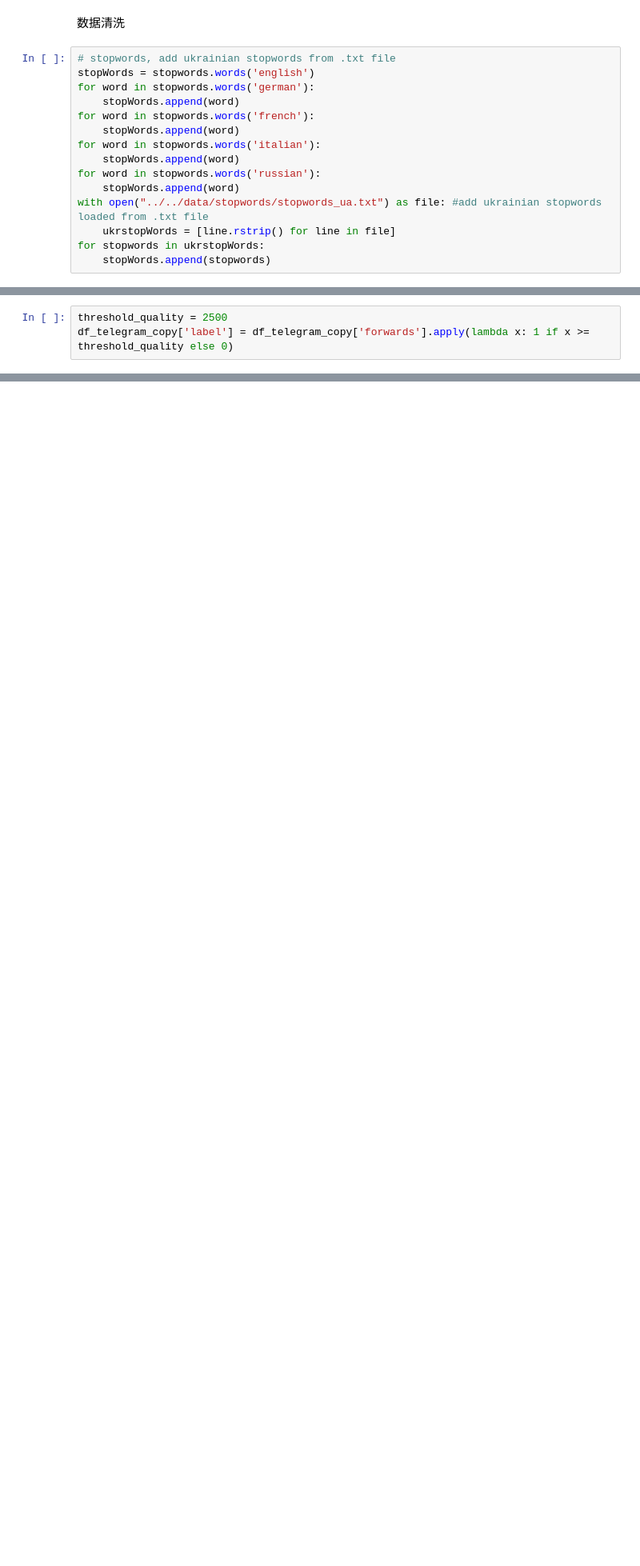
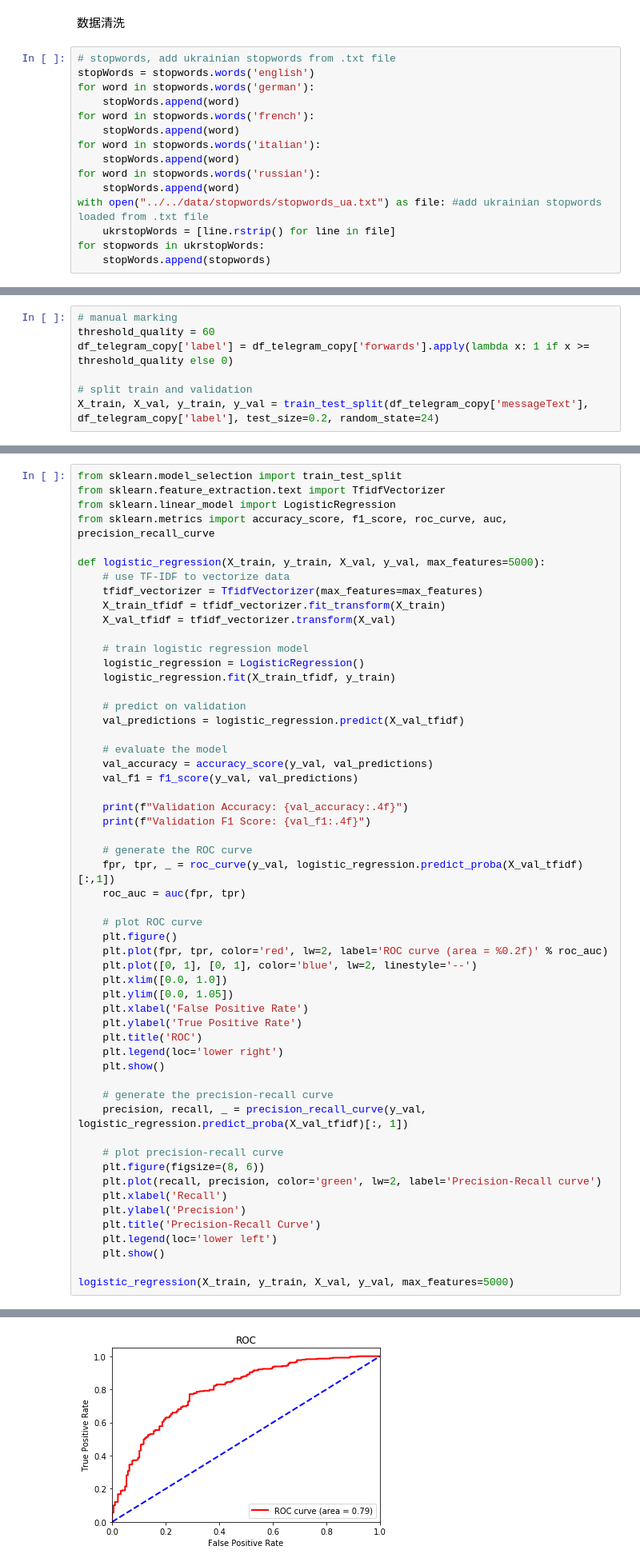
Before and after one commit to yuyuLJY/refuge_project, a Jupyter notebook: src/detection/high_quality_text__detection.ipynb, the cells around one changed output, grey strips where cells are left out. Shown: that part at 80% size. Cells and saved outputs as stored; diff of their text form; blank space fills up the shorter version.

```diff
--- a/src/detection/high_quality_text__detection.ipynb
+++ b/src/detection/high_quality_text__detection.ipynb
@@ -183,3 +184,7 @@ print(df_telegram_copy['messageText'][0])
 # %%
-threshold_quality = 2500
+# manual marking
+threshold_quality = 60
 df_telegram_copy['label'] = df_telegram_copy['forwards'].apply(lambda x: 1 if x >= threshold_quality else 0)
+
+# split train and validation
+X_train, X_val, y_train, y_val = train_test_split(df_telegram_copy['messageText'], df_telegram_copy['label'], test_size=0.2, random_state=24)
@@ -187,0 +193,56 @@ pytorch regression
+# %%
+from sklearn.model_selection import train_test_split
+from sklearn.feature_extraction.text import TfidfVectorizer
+from sklearn.linear_model import LogisticRegression
+from sklearn.metrics import accuracy_score, f1_score, roc_curve, auc, precision_recall_curve
+
+def logistic_regression(X_train, y_train, X_val, y_val, max_features=5000):
+    # use TF-IDF to vectorize data
+    tfidf_vectorizer = TfidfVectorizer(max_features=max_features)
+    X_train_tfidf = tfidf_vectorizer.fit_transform(X_train)
+    X_val_tfidf = tfidf_vectorizer.transform(X_val)
+
+    # train logistic regression model
+    logistic_regression = LogisticRegression()
+    logistic_regression.fit(X_train_tfidf, y_train)
+
+    # predict on validation
+    val_predictions = logistic_regression.predict(X_val_tfidf)
+
+    # evaluate the model
+    val_accuracy = accuracy_score(y_val, val_predictions)
+    val_f1 = f1_score(y_val, val_predictions)
+
+    print(f"Validation Accuracy: {val_accuracy:.4f}")
+    print(f"Validation F1 Score: {val_f1:.4f}")
+
+    # generate the ROC curve
+    fpr, tpr, _ = roc_curve(y_val, logistic_regression.predict_proba(X_val_tfidf)[:,1])
+    roc_auc = auc(fpr, tpr)
+
+    # plot ROC curve
+    plt.figure()
+    plt.plot(fpr, tpr, color='red', lw=2, label='ROC curve (area = %0.2f)' % roc_auc)
+    plt.plot([0, 1], [0, 1], color='blue', lw=2, linestyle='--')
+    plt.xlim([0.0, 1.0])
+    plt.ylim([0.0, 1.05])
+    plt.xlabel('False Positive Rate')
+    plt.ylabel('True Positive Rate')
+    plt.title('ROC')
+    plt.legend(loc='lower right')
+    plt.show()
+
+    # generate the precision-recall curve
+    precision, recall, _ = precision_recall_curve(y_val, logistic_regression.predict_proba(X_val_tfidf)[:, 1])
+
+    # plot precision-recall curve
+    plt.figure(figsize=(8, 6))
+    plt.plot(recall, precision, color='green', lw=2, label='Precision-Recall curve')
+    plt.xlabel('Recall')
+    plt.ylabel('Precision')
+    plt.title('Precision-Recall Curve')
+    plt.legend(loc='lower left')
+    plt.show()
+
+logistic_regression(X_train, y_train, X_val, y_val, max_features=5000)
+# %% [output]
@@ -187,0 +251 @@ pytorch regression
+[figure, added]
```
Also changed, not shown: parts of 13 cells of this notebook.
